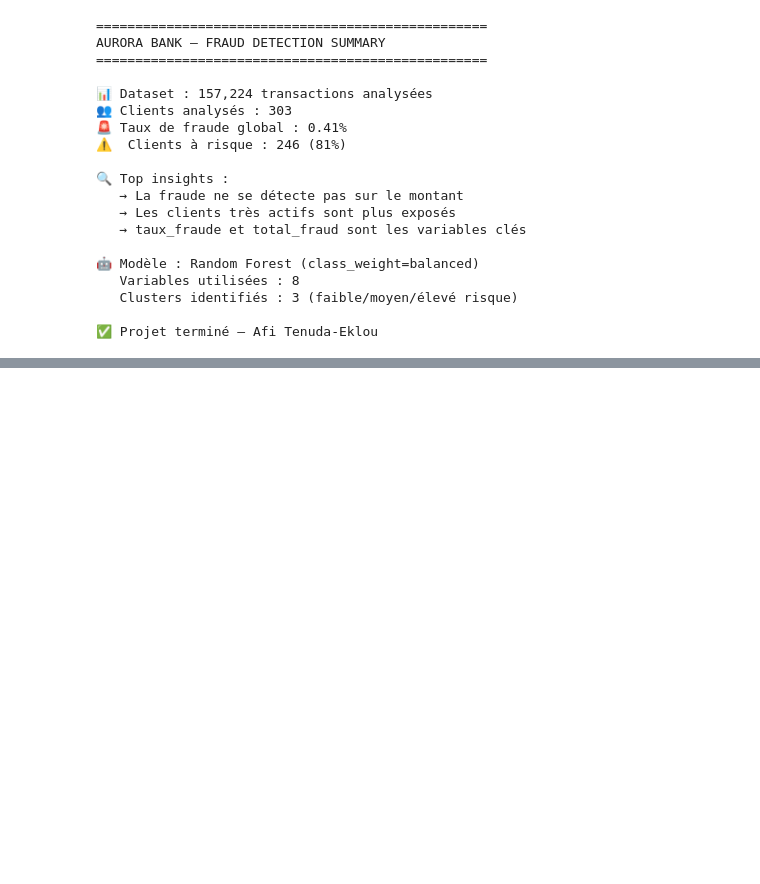
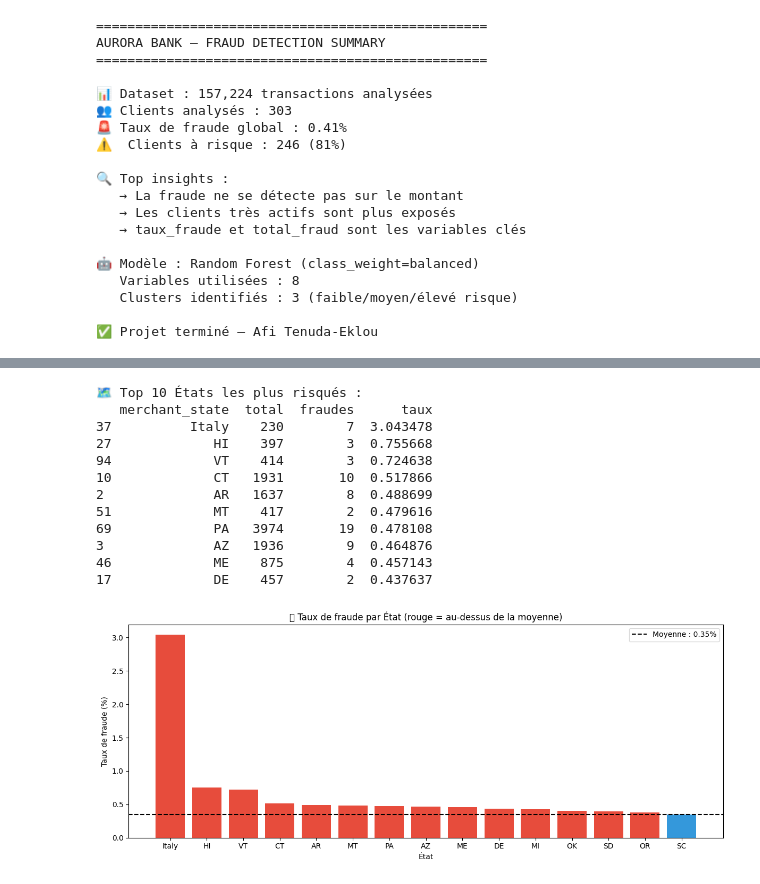
Before and after one commit to ccsnafi/Aurora_Bank_Fraud_Detection, a Jupyter notebook: Aurora_Bank_Fraud_Detection.ipynb, the cells around one changed output, grey strips where cells are left out. Saved outputs shown, nothing was run; the diff lists cells and outputs as text; code cells hidden in the pictures; blank space fills up the shorter version.

```diff
--- a/Aurora_Bank_Fraud_Detection.ipynb
+++ b/Aurora_Bank_Fraud_Detection.ipynb
@@ -429,0 +482,47 @@ AURORA BANK — FRAUD DETECTION SUMMARY
+# %%
+# ================================
+# ANALYSE GÉOGRAPHIQUE
+# ================================
+
+# Fraude par État
+fraude_etat = tx.groupby('merchant_state').agg(
+    total=('is_fraud', 'count'),
+    fraudes=('is_fraud', 'sum')
+).reset_index()
+
+fraude_etat['taux'] = fraude_etat['fraudes'] / fraude_etat['total'] * 100
+fraude_etat = fraude_etat[fraude_etat['total'] > 100]
+fraude_etat = fraude_etat.sort_values('taux', ascending=False)
+
+print("🗺️ Top 10 États les plus risqués :")
+print(fraude_etat.head(10)[['merchant_state','total','fraudes','taux']].to_string())
+
+# Visualisation
+plt.figure(figsize=(12, 5))
+top15 = fraude_etat.head(15)
+colors = ['#e74c3c' if t > fraude_etat['taux'].mean()
+          else '#3498db' for t in top15['taux']]
+plt.bar(top15['merchant_state'], top15['taux'], color=colors)
+plt.axhline(y=fraude_etat['taux'].mean(),
+            color='black', linestyle='--',
+            label=f"Moyenne : {fraude_etat['taux'].mean():.2f}%")
+plt.title('🗺️ Taux de fraude par État (rouge = au-dessus de la moyenne)')
+plt.xlabel('État')
+plt.ylabel('Taux de fraude (%)')
+plt.legend()
+plt.tight_layout()
+plt.show()
+# %% [output]
+🗺️ Top 10 États les plus risqués :
+   merchant_state  total  fraudes      taux
+37          Italy    230        7  3.043478
+27             HI    397        3  0.755668
+94             VT    414        3  0.724638
+10             CT   1931       10  0.517866
+2              AR   1637        8  0.488699
+51             MT    417        2  0.479616
+69             PA   3974       19  0.478108
+3              AZ   1936        9  0.464876
+46             ME    875        4  0.457143
+17             DE    457        2  0.437637
+[figure, added]
```
Also changed, not shown: parts of 3 cells of this notebook.
